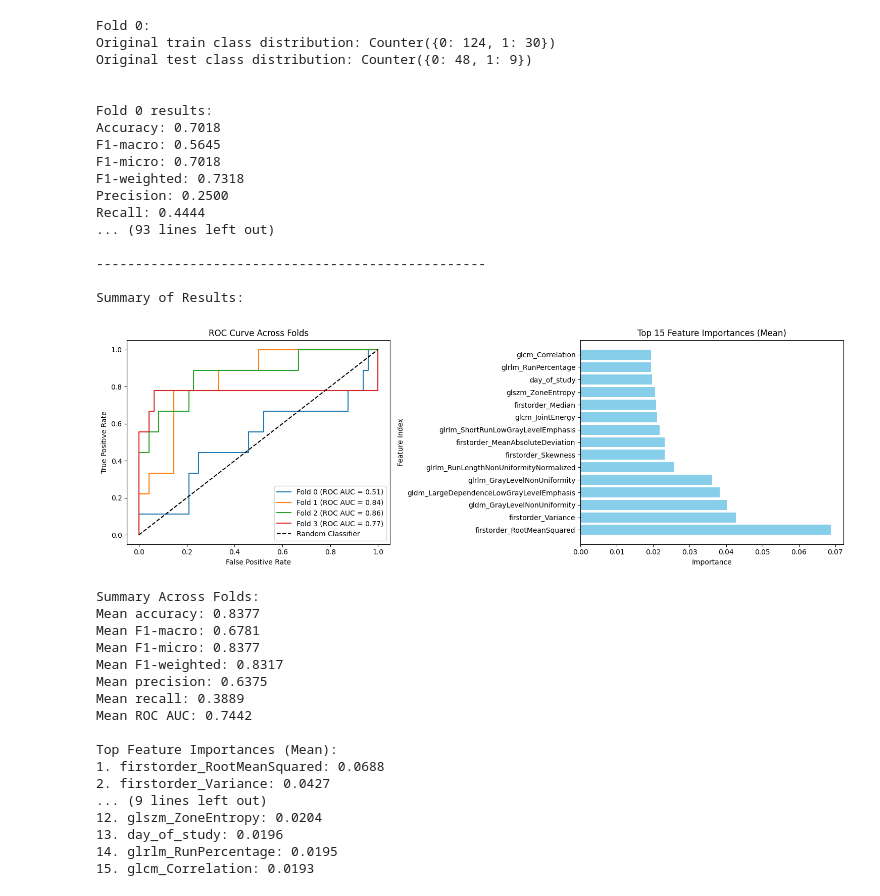
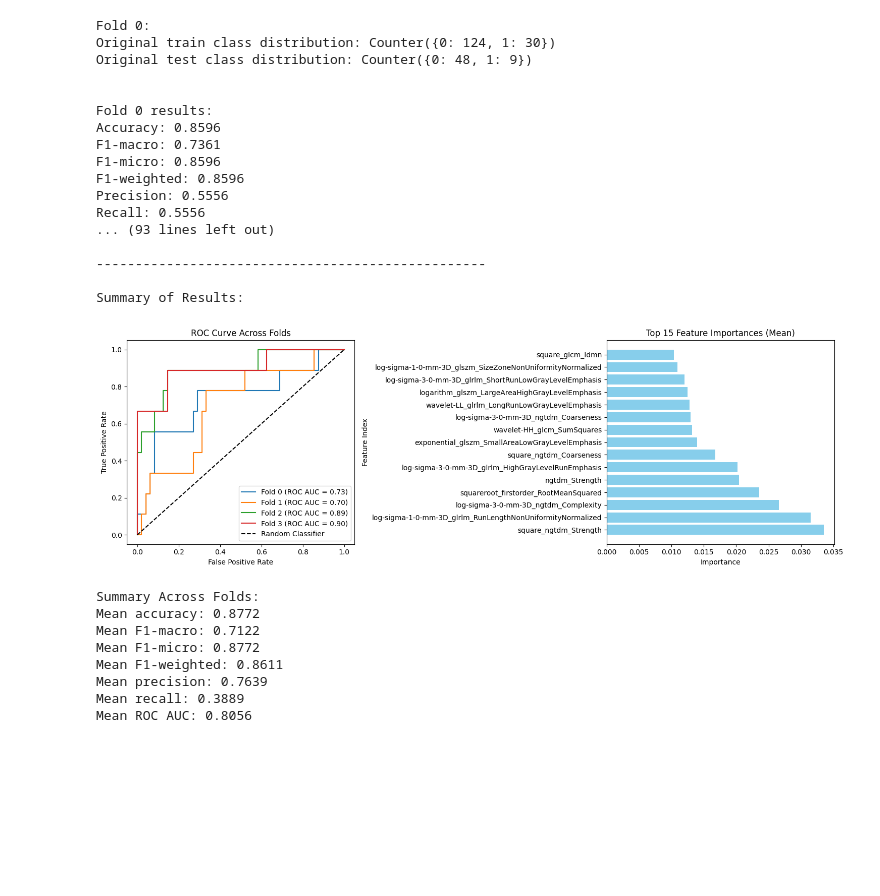
Before and after one commit to Javier200107/ML-Strategies-Inflection-Point-GL261-Response-Relapse, a Jupyter notebook: src/notebooks/playground.ipynb, the cells around one changed output. Drawn from its saved outputs; the diff is of its cells as text; code cells hidden in the pictures; blank space fills up the shorter version.

Commit message:
Data Splitting

```diff
--- a/src/notebooks/playground.ipynb
+++ b/src/notebooks/playground.ipynb
@@ -241,7 +273,7 @@ def train_test_and_show_results(m_data: dict, tune_hyperparameters: bool = False
         print(most_comon_params)
 # %%
 # Step 1: Load and preprocess the data
-dataclass = Processing(source_path=config.RADIOMICS_FINAL_FEATURES_NO_FILTERS, all_features=False)
+dataclass = Processing(source_path=config.RADIOMICS_FINAL_FEATURES, all_features=False)
 dataclass.read()
 # df = dataclass.preprocess()  # Assume this keeps mouse IDs for splitting
 df = dataclass.df
@@ -345,41 +353,32 @@ Top Feature Importances (Mean):
 # %%
-m_data = DataSplitting.expanding_window_split_by_mice_group(df=df, n_splits=N_SPLITS)
+split_method, m_data = DataSplitting.expanding_window_split_by_mice_group(df=df, n_splits=N_SPLITS)
 
-train_test_and_show_results(m_data, tune_hyperparameters=False, xgb_params=xgb_params)
+train_test_and_show_results(split_method=split_method, m_data=m_data, tune_hyperparameters=False, xgb_params=xgb_params)
 # %% [output]
 Fold 0:
 Original train class distribution: Counter({0: 124, 1: 30})
 Original test class distribution: Counter({0: 48, 1: 9})
 
 
 Fold 0 results:
-Accuracy: 0.7018
-F1-macro: 0.5645
-F1-micro: 0.7018
-F1-weighted: 0.7318
-Precision: 0.2500
-Recall: 0.4444
+Accuracy: 0.8596
+F1-macro: 0.7361
+F1-micro: 0.8596
+F1-weighted: 0.8596
+Precision: 0.5556
+Recall: 0.5556
 ... (93 lines left out)
 
 --------------------------------------------------
 
 Summary of Results:
-[figure, old version]
+[figure, new version]
 Summary Across Folds:
-Mean accuracy: 0.8377
-Mean F1-macro: 0.6781
-Mean F1-micro: 0.8377
-Mean F1-weighted: 0.8317
-Mean precision: 0.6375
+Mean accuracy: 0.8772
+Mean F1-macro: 0.7122
+Mean F1-micro: 0.8772
+Mean F1-weighted: 0.8611
+Mean precision: 0.7639
 Mean recall: 0.3889
-Mean ROC AUC: 0.7442
-
-Top Feature Importances (Mean):
-1. firstorder_RootMeanSquared: 0.0688
-2. firstorder_Variance: 0.0427
-... (9 lines left out)
-12. glszm_ZoneEntropy: 0.0204
-13. day_of_study: 0.0196
-14. glrlm_RunPercentage: 0.0195
-15. glcm_Correlation: 0.0193
+Mean ROC AUC: 0.8056
 # %%
```
Also changed, not shown: parts of 6 cells of this notebook, 2 other files.
